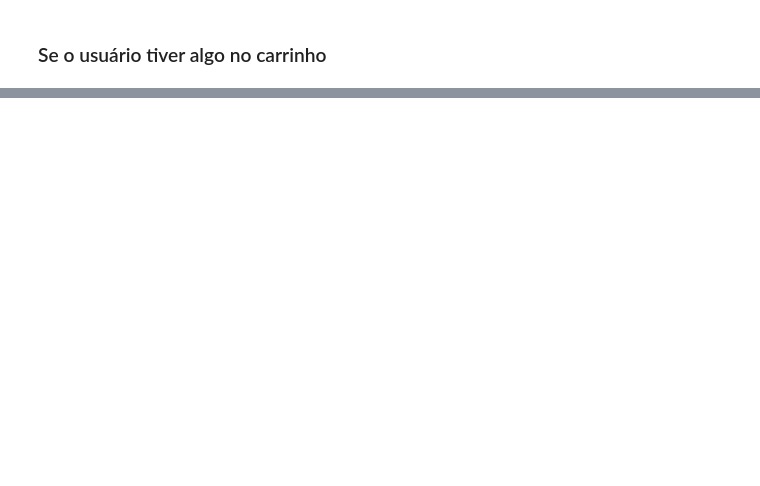
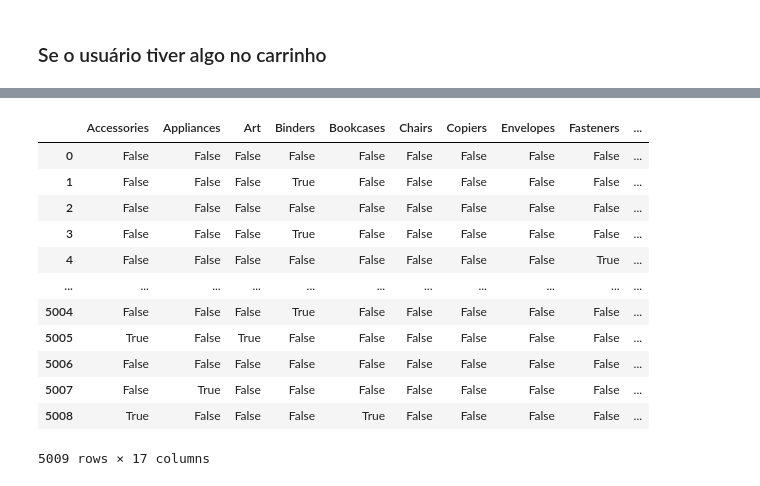
Before and after one commit to Vigamy/recomendacao_estatistica, a Jupyter notebook: recomendacao.ipynb, the cells around one changed output, grey strips where cells are left out. Saved outputs shown, nothing was run; the diff lists cells and outputs as text; code cells hidden in the pictures; blank space fills up the shorter version.

Commit message:
Fazendo as verificações para encontrar subprodutos do dataframe

```diff
--- a/recomendacao.ipynb
+++ b/recomendacao.ipynb
@@ -137,0 +156,28 @@ Recomendamos a subcategoria: Paper
+# %%
+carrinhos = df.groupby('Order ID')['Sub-Category'].apply(lambda x: list(set(x))).tolist()
+
+sub_categories = sorted(df['Sub-Category'].unique())
+
+boolean_matrix = []
+
+for cart in carrinhos:
+    boolean_row = [sub_cat in cart for sub_cat in sub_categories]
+    boolean_matrix.append(boolean_row)
+
+boolean_df = pd.DataFrame(boolean_matrix, columns=sub_categories)
+
+display(boolean_df)
+# %% [output]
+|  | Accessories | Appliances | Art | Binders | Bookcases | Chairs | Copiers | Envelopes | Fasteners | ... |
+| 0 | False | False | False | False | False | False | False | False | False | ... |
+| 1 | False | False | False | True | False | False | False | False | False | ... |
+| 2 | False | False | False | False | False | False | False | False | False | ... |
+| 3 | False | False | False | True | False | False | False | False | False | ... |
+| 4 | False | False | False | False | False | False | False | False | True | ... |
+| ... | ... | ... | ... | ... | ... | ... | ... | ... | ... | ... |
+| 5004 | False | False | False | True | False | False | False | False | False | ... |
+| 5005 | True | False | True | False | False | False | False | False | False | ... |
+| 5006 | False | False | False | False | False | False | False | False | False | ... |
+| 5007 | False | True | False | False | False | False | False | False | False | ... |
+| 5008 | True | False | False | False | True | False | False | False | False | ... |
+5009 rows × 17 columns
```
Also changed, not shown: parts of 10 cells of this notebook.
